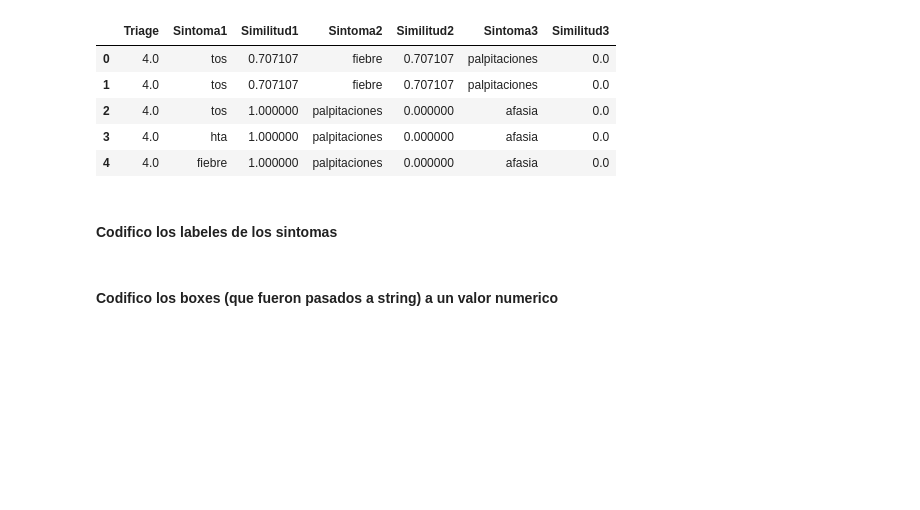
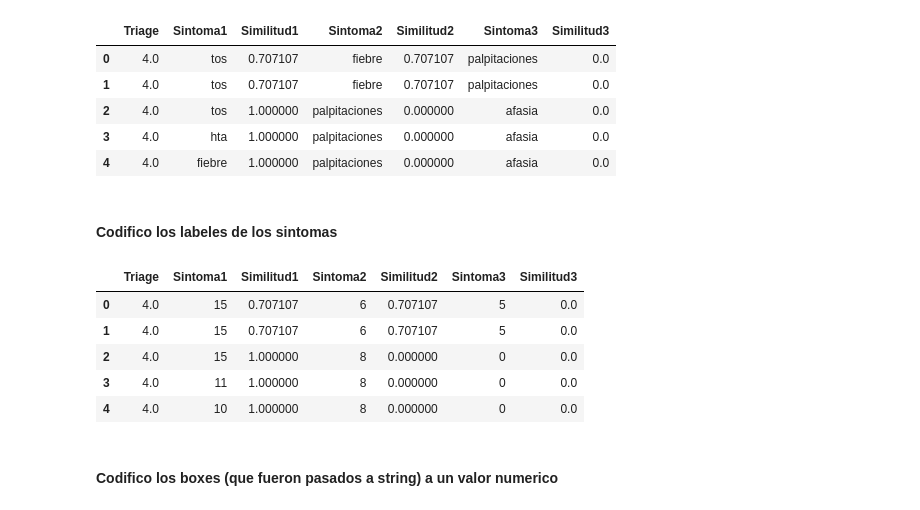
Before and after one commit to Adriellevy/Triage_HF, a Jupyter notebook: DataAnalysisAndReports/notebooks/Triage_HF.ipynb, the cells around one changed output. Saved outputs shown, nothing was run; the diff lists cells and outputs as text; code cells hidden in the pictures; blank space fills up the shorter version.

```diff
--- a/DataAnalysisAndReports/notebooks/Triage_HF.ipynb
+++ b/DataAnalysisAndReports/notebooks/Triage_HF.ipynb
@@ -870,9 +870,17 @@ Variable_predictoras.head()
 # %%
 le = LabelEncoder()
 Variable_predictoras['Sintoma1'] = le.fit_transform(df_relacion_pacientes_sintomas_ADD_2['Sintoma1'])
 Variable_predictoras['Sintoma2'] = le.fit_transform(df_relacion_pacientes_sintomas_ADD_2['Sintoma2'])
 Variable_predictoras['Sintoma3'] = le.fit_transform(df_relacion_pacientes_sintomas_ADD_2['Sintoma3'])
 #Variable_predictoras.head(70)
+Variable_predictoras.head()
+# %% [output]
+|  | Triage | Sintoma1 | Similitud1 | Sintoma2 | Similitud2 | Sintoma3 | Similitud3 |
+| 0 | 4.0 | 15 | 0.707107 | 6 | 0.707107 | 5 | 0.0 |
+| 1 | 4.0 | 15 | 0.707107 | 6 | 0.707107 | 5 | 0.0 |
+| 2 | 4.0 | 15 | 1.000000 | 8 | 0.000000 | 0 | 0.0 |
+| 3 | 4.0 | 11 | 1.000000 | 8 | 0.000000 | 0 | 0.0 |
+| 4 | 4.0 | 10 | 1.000000 | 8 | 0.000000 | 0 | 0.0 |
 # %% [markdown]
 #### Codifico los boxes (que fueron pasados a string) a un valor numerico
 # %%
```
Also changed, not shown: parts of 12 cells of this notebook.
